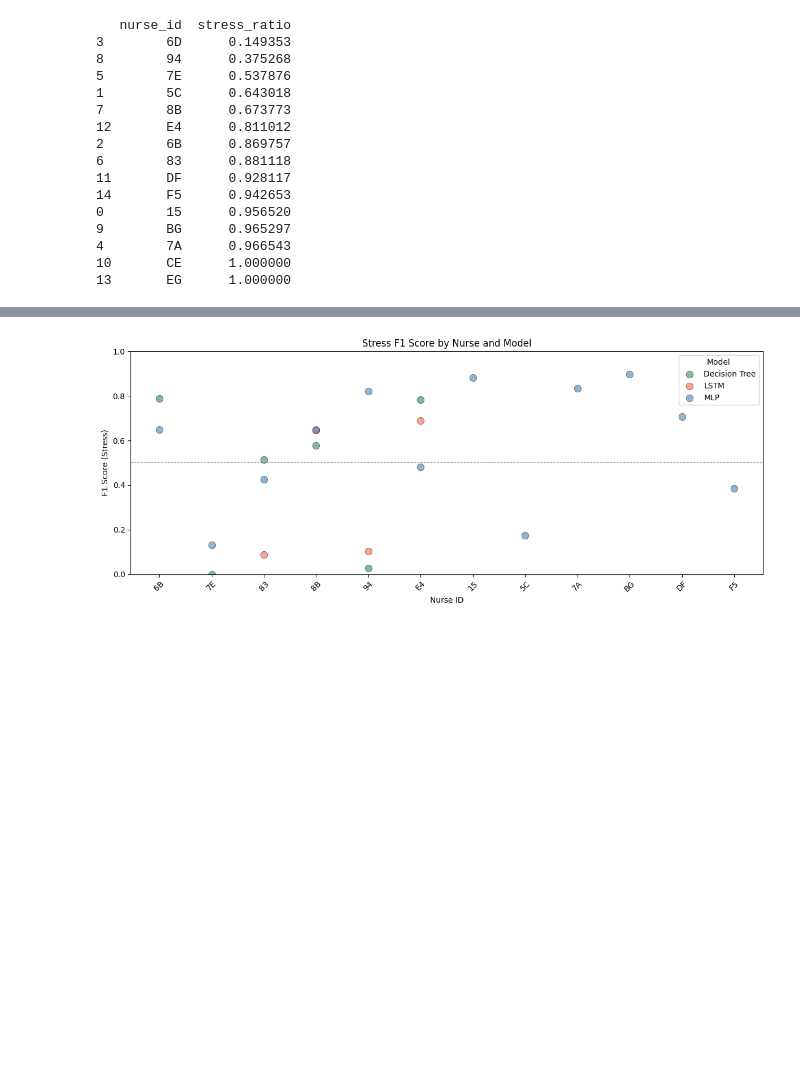
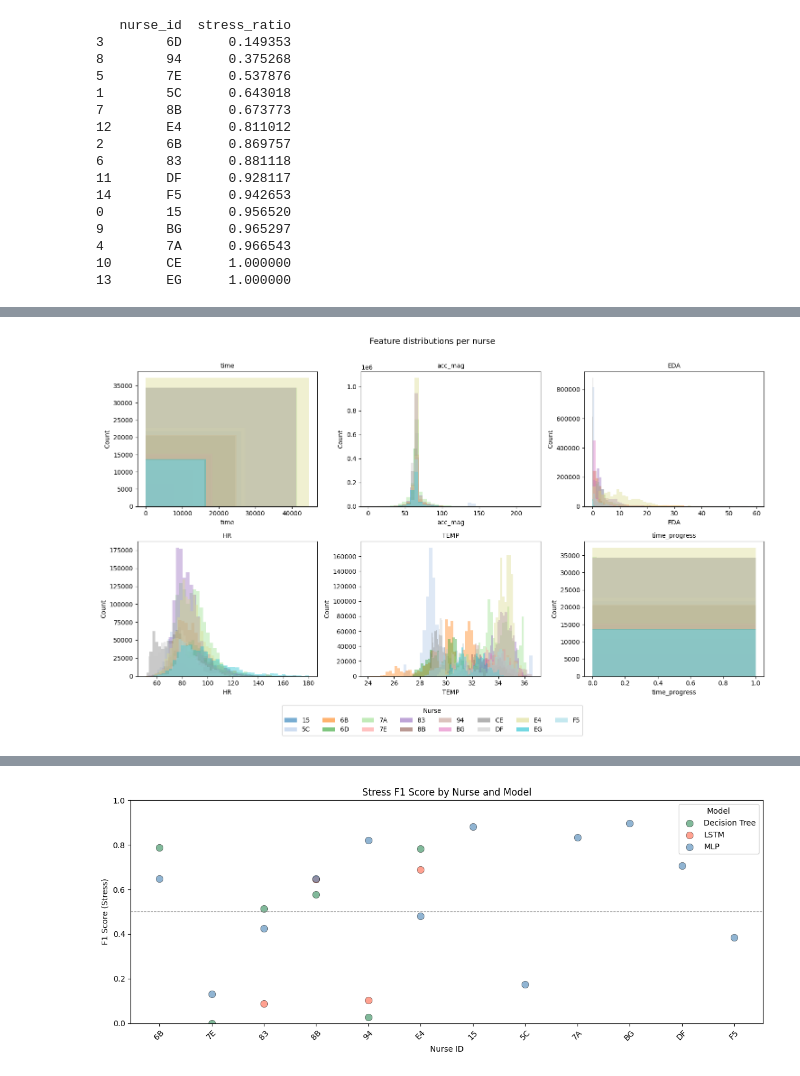
Before and after one commit to adishri8/MLMAMidtermProject, a Jupyter notebook: mlp.ipynb, the cells around one changed output, grey strips where cells are left out. Drawn from its saved outputs; the diff is of its cells as text; code cells hidden in the pictures; blank space fills up the shorter version.

```diff
--- a/mlp.ipynb
+++ b/mlp.ipynb
@@ -779,0 +461,98 @@ Drive already mounted at /content/drive; to attempt to forcibly remount, call dr
+# %%
+import glob, os
+import matplotlib.pyplot as plt
+import pandas as pd
+import math
+
+def plot_nurse_column_histograms(
+    combined: pd.DataFrame,
+    columns: list[str] = None,
+    bins: int = 40,
+    per_nurse: bool = True,
+):
+    """
+    Plot histograms of numeric columns, one subplot per column.
+
+    Args:
+        combined:   DataFrame with a 'nurse_id' column (output of
+                    plot_label_distribution).
+        columns:    List of column names to plot. Defaults to all
+                    numeric columns except 'label_binary'.
+        bins:       Number of histogram bins.
+        per_nurse:  If True, overlay a histogram trace per nurse.
+                    If False, plot the pooled distribution.
+    """
+    if columns is None:
+        columns = [
+            c for c in combined.select_dtypes("number").columns
+            if c not in ("label_binary", "label")
+        ]
+
+    nurse_ids = sorted(combined["nurse_id"].unique())
+    cmap = plt.get_cmap("tab20")
+    colors = {nid: cmap(i / max(len(nurse_ids) - 1, 1))
+              for i, nid in enumerate(nurse_ids)}
+
+    n_cols = 3
+    n_rows = math.ceil(len(columns) / n_cols)
+    fig, axes = plt.subplots(
+        n_rows, n_cols,
+        figsize=(5 * n_cols, 4 * n_rows),
+        squeeze=False,
+    )
+
+    for ax, col in zip(axes.flat, columns):
+        if per_nurse:
+            for nid in nurse_ids:
+                data = combined.loc[combined["nurse_id"] == nid, col].dropna()
+                ax.hist(
+                    data, bins=bins, alpha=0.4,
+                    color=colors[nid], label=str(nid),
+                    edgecolor="none",
+                )
+        else:
+            ax.hist(
+                combined[col].dropna(), bins=bins,
+                color="steelblue", edgecolor="white",
+            )
+
+        ax.set_title(col, fontsize=10)
+        ax.set_xlabel(col)
+        ax.set_ylabel("Count")
+
+    # hide unused subplots
+    for ax in axes.flat[len(columns):]:
+        ax.set_visible(False)
+
+    # shared legend outside the grid
+    if per_nurse:
+        handles = [
+            plt.Rectangle((0, 0), 1, 1, fc=colors[nid], alpha=0.6)
+            for nid in nurse_ids
+        ]
+        fig.legend(
+            handles, nurse_ids,
+            title="Nurse", loc="lower center",
+            ncol=min(len(nurse_ids), 8),
+            bbox_to_anchor=(0.5, -0.1),
+        )
+
+    plt.suptitle(
+        "Feature distributions" +
+        (" per nurse" if per_nurse else " (pooled)"),
+        fontsize=13, y=1.01,
+    )
+    plt.tight_layout()
+    plt.show()
+
+
+# ── Usage ────────────────────────────────────────────────────────────────────
+
+# After calling plot_label_distribution, just pass 'combined':
+plot_nurse_column_histograms(combined)
+
+# Plot specific columns only:
+plot_nurse_column_histograms(combined, columns=["HR", "EDA", "TEMP"])
+plot_nurse_column_histograms(combined, per_nurse=False)
+# %% [output]
+[figure, added]
```
Also changed, not shown: parts of 32 cells of this notebook.
